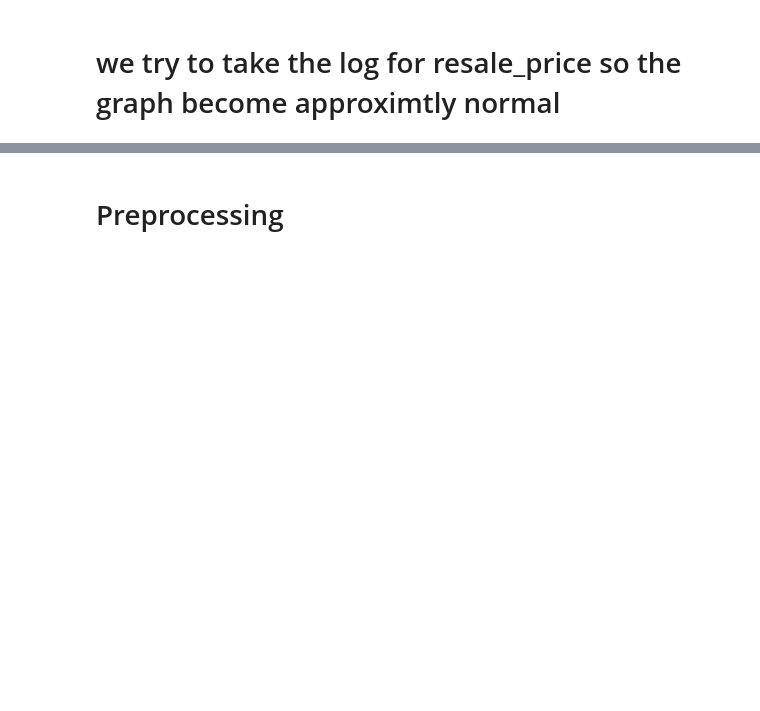
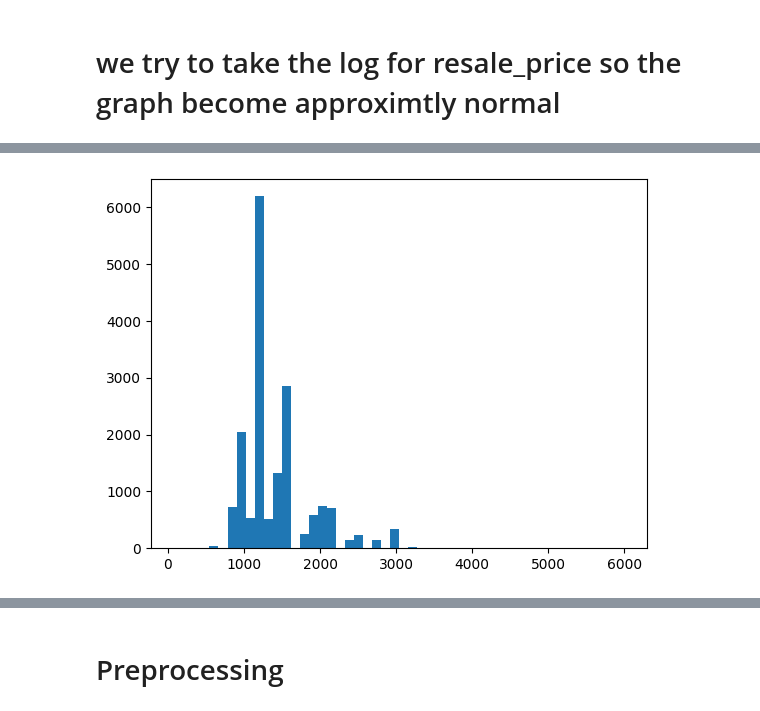
Before and after one commit to NitoBoritto/Car_Sales_Regression_Analysis, a Jupyter notebook: Car_Sales_Regression.ipynb, the cells around one changed output, grey strips where cells are left out. Saved outputs shown, nothing was run; the diff lists cells and outputs as text; code cells hidden in the pictures; blank space fills up the shorter version.

```diff
--- a/Car_Sales_Regression.ipynb
+++ b/Car_Sales_Regression.ipynb
@@ -78,0 +124,5 @@ sns.barplot(x='seats', y='resale_price', data=Car_df)
+# %%
+plt.hist(Car_df['engine_capacity'], bins=50)
+plt.show()
+# %% [output]
+[figure, added]
```
Also changed, not shown: parts of 32 cells of this notebook.
